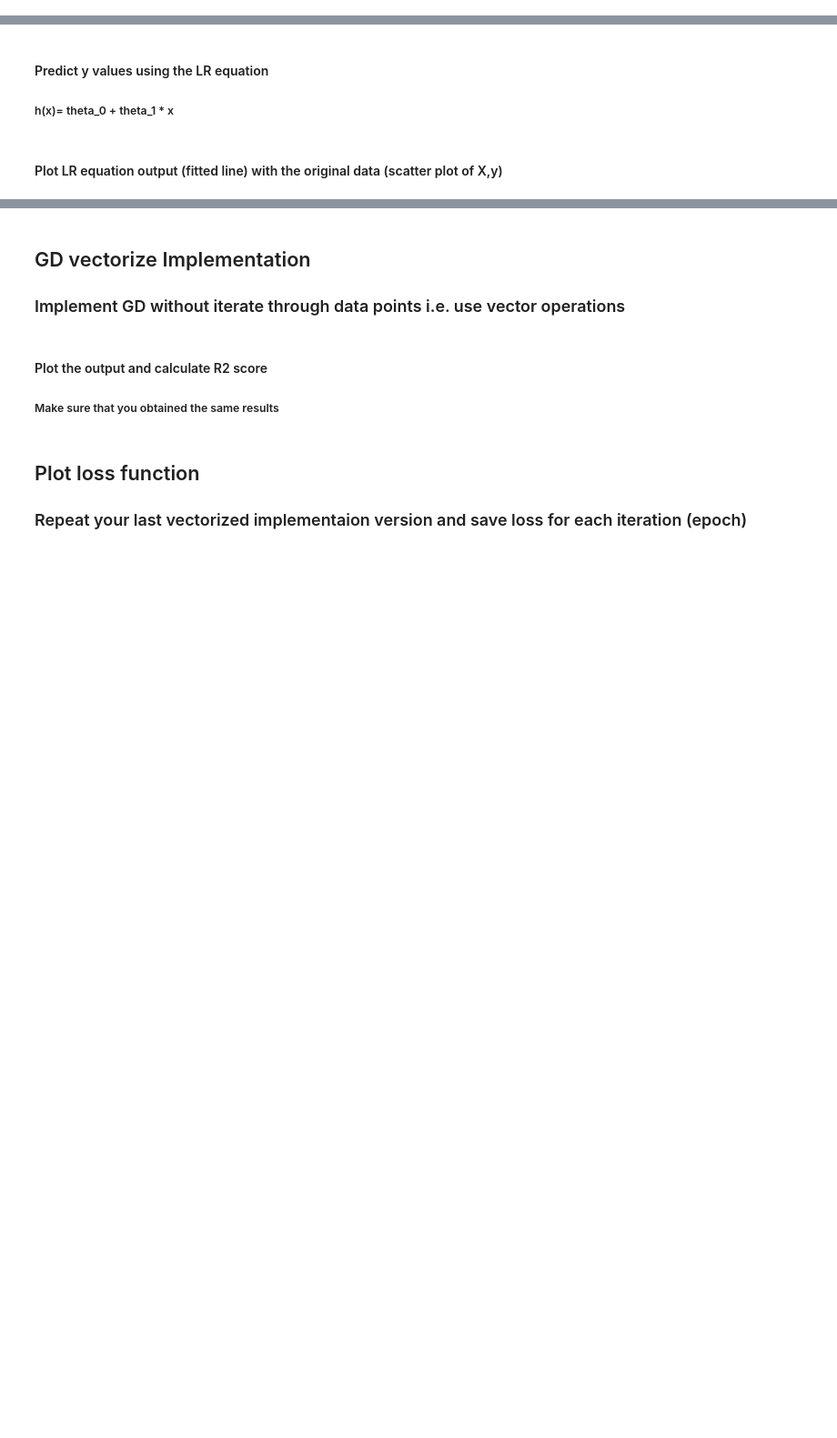
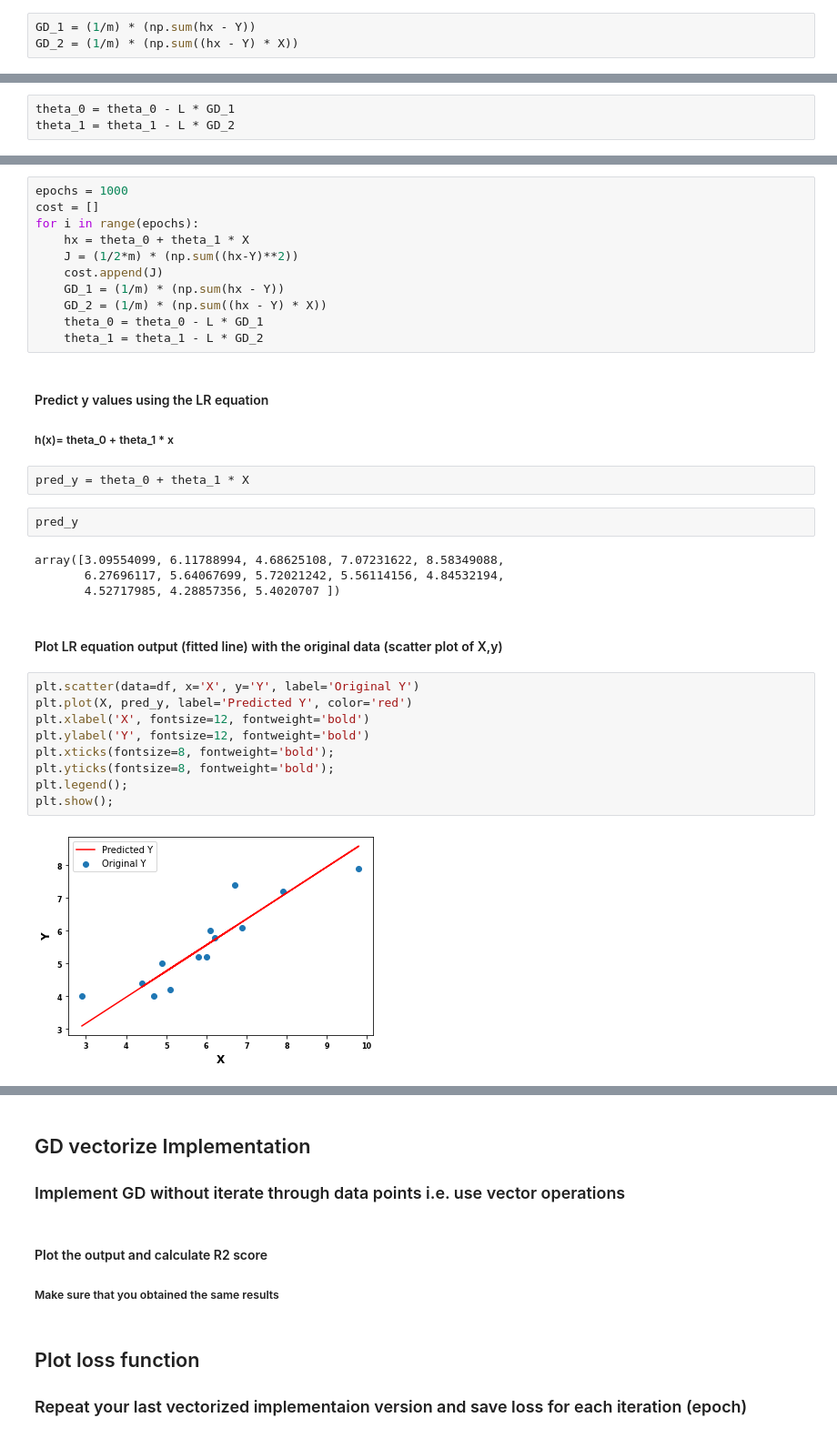
Before and after one commit to hudaahmedmuhammed/GD_Implementation_for_LR, a Jupyter notebook: GD_Implementation_for_LR_.ipynb, the cells around one changed output, grey strips where cells are left out. Shown at 91% size. Cells and saved outputs as stored; diff of their text form; blank space fills up the shorter version.

```diff
--- a/GD_Implementation_for_LR_.ipynb
+++ b/GD_Implementation_for_LR_.ipynb
@@ -201,0 +127,3 @@ gradient_descent(X)
+# %%
+GD_1 = (1/m) * (np.sum(hx - Y))
+GD_2 = (1/m) * (np.sum((hx - Y) * X))
@@ -202,3 +138,6 @@ gradient_descent(X)
 # %% [markdown]
 ### Step5: Update the parameters (simultaneously).![image.png](attachment:image.png)
 ![image-2.png](attachment:image-2.png)
+# %%
+theta_0 = theta_0 - L * GD_1
+theta_1 = theta_1 - L * GD_2
@@ -205,10 +152,40 @@ gradient_descent(X)
 # %% [markdown]
 ### Step6: Repeat from 2 to 5 until converge to the minimum or achieve maximum iterations.![image.png](attachment:image.png)
+# %%
+epochs = 1000
+cost = []
+for i in range(epochs):
+    hx = theta_0 + theta_1 * X
+    J = (1/2*m) * (np.sum((hx-Y)**2))
+    cost.append(J)
+    GD_1 = (1/m) * (np.sum(hx - Y))
+    GD_2 = (1/m) * (np.sum((hx - Y) * X))
+    theta_0 = theta_0 - L * GD_1
+    theta_1 = theta_1 - L * GD_2
 # %% [markdown]
 #### Predict y values using the LR equation
 ##### h(x)= theta_0 + theta_1 * x
+# %%
+pred_y = theta_0 + theta_1 * X
+# %%
+pred_y
+# %% [output]
+array([3.09554099, 6.11788994, 4.68625108, 7.07231622, 8.58349088,
+       6.27696117, 5.64067699, 5.72021242, 5.56114156, 4.84532194,
+       4.52717985, 4.28857356, 5.4020707 ])
 # %% [markdown]
 #### Plot  LR equation output (fitted line) with the original data (scatter plot of X,y)
+# %%
+plt.scatter(data=df, x='X', y='Y', label='Original Y')
+plt.plot(X, pred_y, label='Predicted Y', color='red')
+plt.xlabel('X', fontsize=12, fontweight='bold')
+plt.ylabel('Y', fontsize=12, fontweight='bold')
+plt.xticks(fontsize=8, fontweight='bold');
+plt.yticks(fontsize=8, fontweight='bold');
+plt.legend();
+plt.show();
+# %% [output]
+[figure, added]
 # %% [markdown]
 #### Use R2 score to evaluate LR equation output
 ![image.png](attachment:image.png)
```
Also changed, not shown: parts of 25 cells of this notebook.
